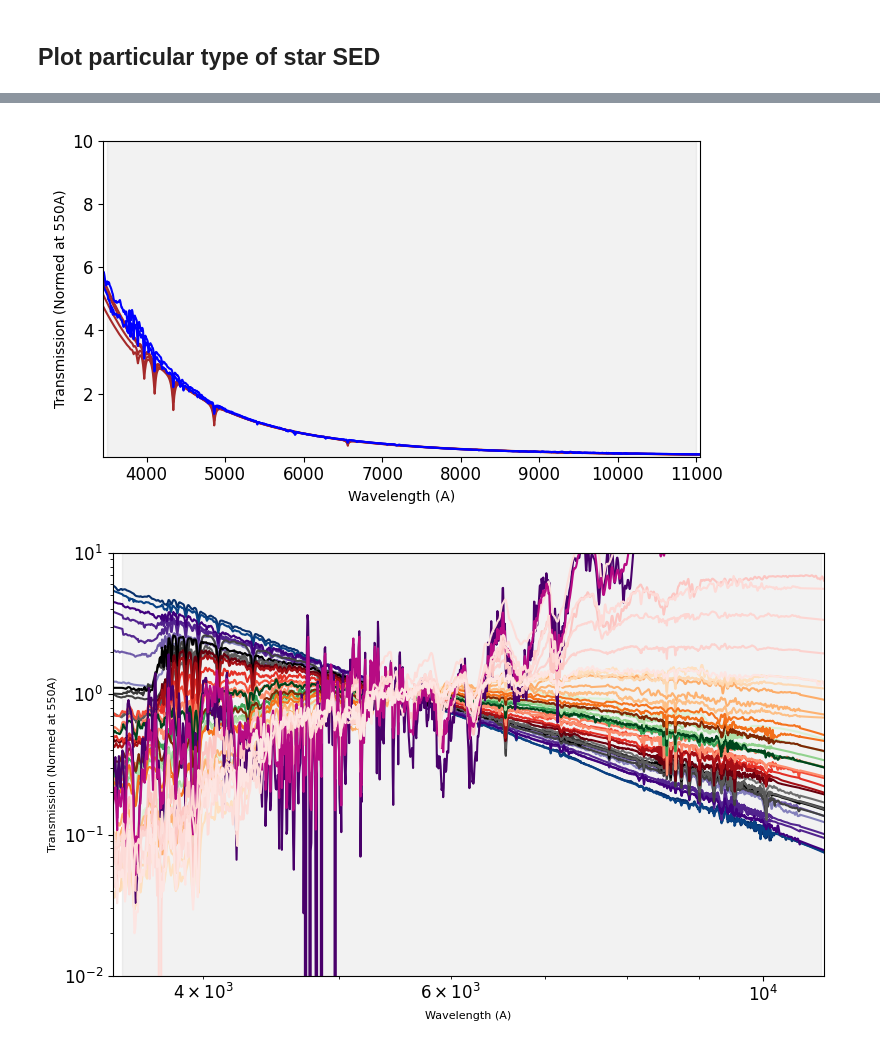
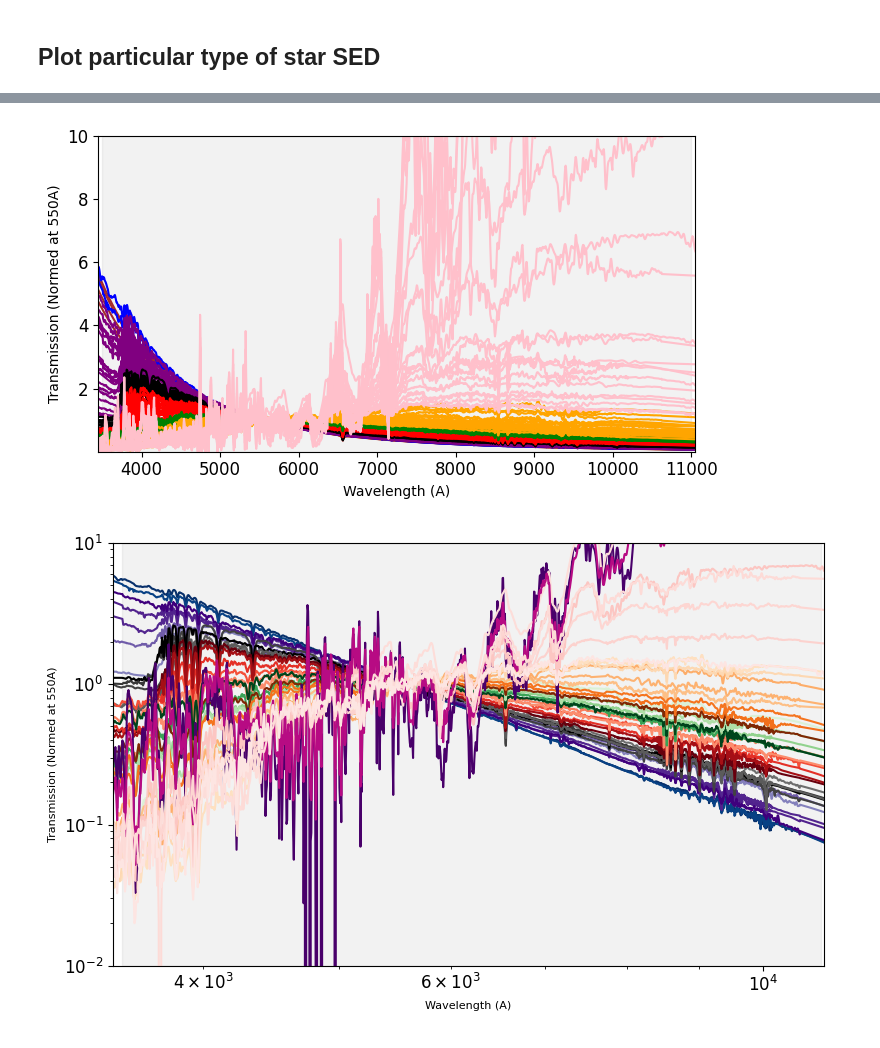
Before and after one commit to lephare-photoz/lephare, a Jupyter notebook: training_stats/notebooks/plot_SEDs.ipynb, the cells around one changed output, grey strips where cells are left out. Saved outputs shown, nothing was run; the diff lists cells and outputs as text; code cells hidden in the pictures.

```diff
--- a/training_stats/notebooks/plot_SEDs.ipynb
+++ b/training_stats/notebooks/plot_SEDs.ipynb
@@ -11,16 +11,17 @@ matplotlib.rc('xtick', labelsize=14)
 matplotlib.rcParams.update({'font.size': 18})
 
 base_dir = os.path.abspath(os.path.join(os.getcwd(), '..'))
-SED_folder = os.path.join(base_dir, 'simulation_catalogs/buzzard_base/SEDS/updated_Buzzard_SEDs')
+SED_folder = os.path.join(base_dir, 'simulation_catalogs/buzzard_base/lib_bin/updated_Buzzard_SEDs')
 
 
 plt.figure(figsize=(10, 6))
 
 for i, SED in enumerate(os.listdir(SED_folder)):
-    if i%19!=0:  # Adjust if your SED files use a different extension
+    if (i%9!=0):  # Adjust if your SED files use a different extension
         continue
     file = os.path.join(SED_folder, f'{SED}')
-    df = np.loadtxt(file)
+    if SED.endswith('.sed'):
+        df = np.loadtxt(file)
     plt.plot(df.T[0], df.T[1], label=f'{SED}')
 
 # plt.title("SEDs")
@@ -83,19 +84,19 @@ base_dir = os.path.abspath(os.path.join(os.getcwd(), '..'))
 SED_folder = os.path.join(base_dir, 'simulation_catalogs/DES/DES_STARCAT/WORK_COMPLETE2/lib_bin/WD')
 
 
-plt.figure(figsize=(7, 3))
+plt.figure(figsize=(7, 4))
 
 for i, SED in enumerate(os.listdir(SED_folder)):
     if SED!='STAR_MOD.list':  # Adjust if your SED files use a different extension
         file = os.path.join(SED_folder, f'{SED}')
         df = np.loadtxt(file)
-        plt.loglog(df.T[0], df.T[1], label=f'{SED}')
+        plt.plot(df.T[0], df.T[1], label=f'{SED}')
 
 # plt.title("SEDs")
 plt.xlabel("Wavelength (A)")
 plt.axvspan(2500, 12000, color='gray', alpha=0.1, label='SDSS filter region')
 # plt.xlim(2500,12000)
-# plt.ylim(1e-3,12000)
+plt.ylim(1e-3,30)
 plt.ylabel("Transmission (Normed at 800A)")
 plt.tight_layout()
 plt.legend()
@@ -106,7 +107,7 @@ plt.show()
 ## Plot particular type of star SED
 # %%
 %matplotlib inline
-%matplotlib widget
+# %matplotlib widget
 import os
 import matplotlib.pyplot as plt
 import numpy as np
@@ -145,47 +146,47 @@ for i, SED in enumerate(os.listdir(SED_folder_O)):
         df = np.loadtxt(file)
         plt.plot(df.T[0], df.T[1], label=f'{SED}', c='b')
 
-# print(len(os.listdir(SED_folder_B)))
-# for i, SED in enumerate(os.listdir(SED_folder_B)):
-#     if SED!='STAR_MOD.list':  # Adjust if your SED files use a different extension
-#         file = os.path.join(SED_folder_B, f'{SED}')
-#         df = np.loadtxt(file)
-#         plt.plot(df.T[0], df.T[1], label=f'{SED}', c='purple')
+print(len(os.listdir(SED_folder_B)))
+for i, SED in enumerate(os.listdir(SED_folder_B)):
+    if SED!='STAR_MOD.list':  # Adjust if your SED files use a different extension
+        file = os.path.join(SED_folder_B, f'{SED}')
+        df = np.loadtxt(file)
+        plt.plot(df.T[0], df.T[1], label=f'{SED}', c='purple')
 
-# print(len(os.listdir(SED_folder_A)))
-# for i, SED in enumerate(os.listdir(SED_folder_A)):
-#     if SED!='STAR_MOD.list':  # Adjust if your SED files use a different extension
-#         file = os.path.join(SED_folder_A, f'{SED}')
-#         df = np.loadtxt(file)
-#         plt.plot(df.T[0], df.T[1], label=f'{SED}', c='k')
+print(len(os.listdir(SED_folder_A)))
+for i, SED in enumerate(os.listdir(SED_folder_A)):
+    if SED!='STAR_MOD.list':  # Adjust if your SED files use a different extension
+        file = os.path.join(SED_folder_A, f'{SED}')
+        df = np.loadtxt(file)
+        plt.plot(df.T[0], df.T[1], label=f'{SED}', c='k')
 
-# print(len(os.listdir(SED_folder_F)))
-# for i, SED in enumerate(os.listdir(SED_folder_F)):
-#     if SED!='STAR_MOD.list':  # Adjust if your SED files use a different extension
-#         file = os.path.join(SED_folder_F, f'{SED}')
-#         df = np.loadtxt(file)
-#         plt.plot(df.T[0], df.T[1], label=f'{SED}', c='r')
+print(len(os.listdir(SED_folder_F)))
+for i, SED in enumerate(os.listdir(SED_folder_F)):
+    if SED!='STAR_MOD.list':  # Adjust if your SED files use a different extension
+        file = os.path.join(SED_folder_F, f'{SED}')
+        df = np.loadtxt(file)
+        plt.plot(df.T[0], df.T[1], label=f'{SED}', c='r')
 
-# print(len(os.listdir(SED_folder_G)))
-# for i, SED in enumerate(os.listdir(SED_folder_G)):
-#     if SED!='STAR_MOD.list':  # Adjust if your SED files use a different extension
-#         file = os.path.join(SED_folder_G, f'{SED}')
-#         df = np.loadtxt(file)
-#         plt.plot(df.T[0], df.T[1], label=f'{SED}', c='g')
+print(len(os.listdir(SED_folder_G)))
+for i, SED in enumerate(os.listdir(SED_folder_G)):
+    if SED!='STAR_MOD.list':  # Adjust if your SED files use a different extension
+        file = os.path.join(SED_folder_G, f'{SED}')
+        df = np.loadtxt(file)
+        plt.plot(df.T[0], df.T[1], label=f'{SED}', c='g')
 
-# print(len(os.listdir(SED_folder_K)))
-# for i, SED in enumerate(os.listdir(SED_folder_K)):
-#     if SED!='STAR_MOD.list':  # Adjust if your SED files use a different extension
-#         file = os.path.join(SED_folder_K, f'{SED}')
-#         df = np.loadtxt(file)
-#         plt.plot(df.T[0], df.T[1], label=f'{SED}', c='orange')
+print(len(os.listdir(SED_folder_K)))
+for i, SED in enumerate(os.listdir(SED_folder_K)):
+    if SED!='STAR_MOD.list':  # Adjust if your SED files use a different extension
+        file = os.path.join(SED_folder_K, f'{SED}')
+        df = np.loadtxt(file)
+        plt.plot(df.T[0], df.T[1], label=f'{SED}', c='orange')
 
-# print(len(os.listdir(SED_folder_M)))
-# for i, SED in enumerate(os.listdir(SED_folder_M)):
-#     if SED!='STAR_MOD.list':  # Adjust if your SED files use a different extension
-#         file = os.path.join(SED_folder_M, f'{SED}')
-#         df = np.loadtxt(file)
-#         plt.plot(df.T[0], df.T[1], label=f'{SED}', c='pink')
+print(len(os.listdir(SED_folder_M)))
+for i, SED in enumerate(os.listdir(SED_folder_M)):
+    if SED!='STAR_MOD.list':  # Adjust if your SED files use a different extension
+        file = os.path.join(SED_folder_M, f'{SED}')
+        df = np.loadtxt(file)
+        plt.plot(df.T[0], df.T[1], label=f'{SED}', c='pink')
 
 # print(len(os.listdir(SED_folder_WK)))
 # for i, SED in enumerate(os.listdir(SED_folder_WK)):
@@ -217,4 +224,4 @@ plt.show()
-[figure, old version]
+[figure, new version]
 # %%
 %matplotlib inline
 import os
```
Also changed, not shown: parts of 4 cells of this notebook, 3 other files.
